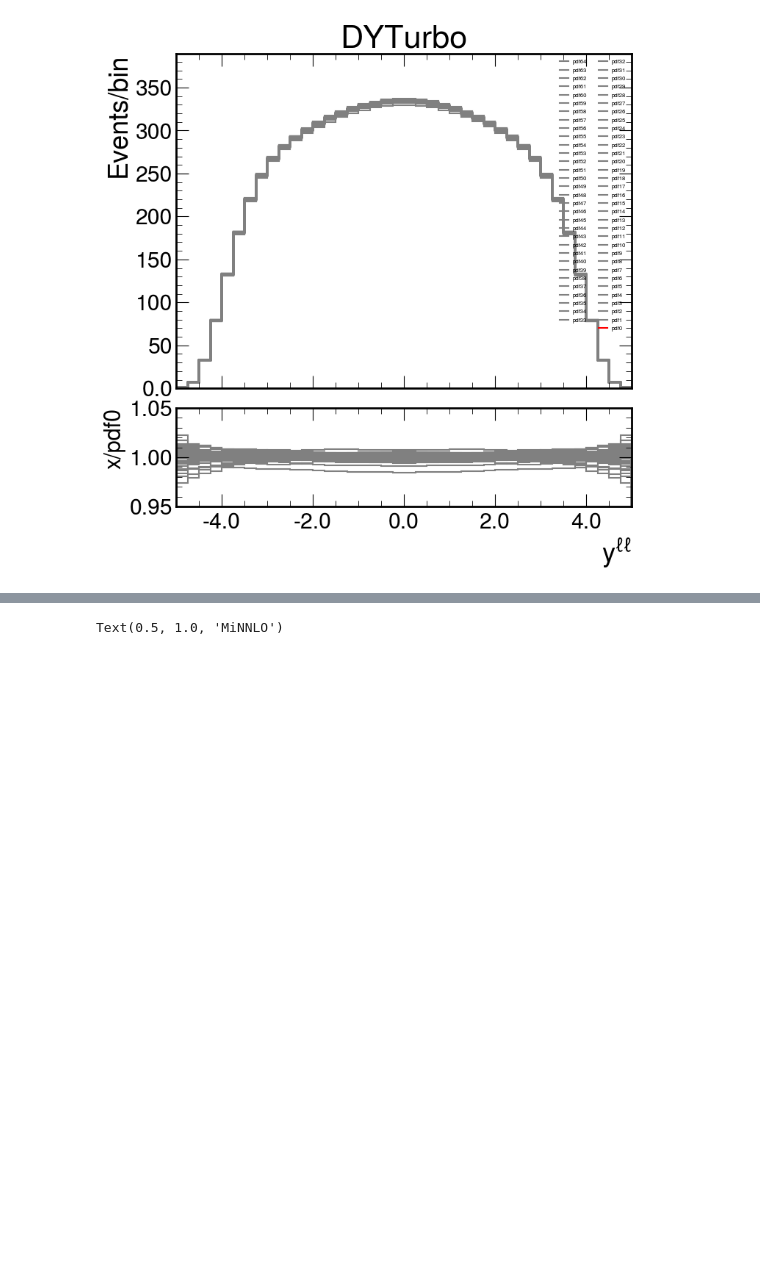
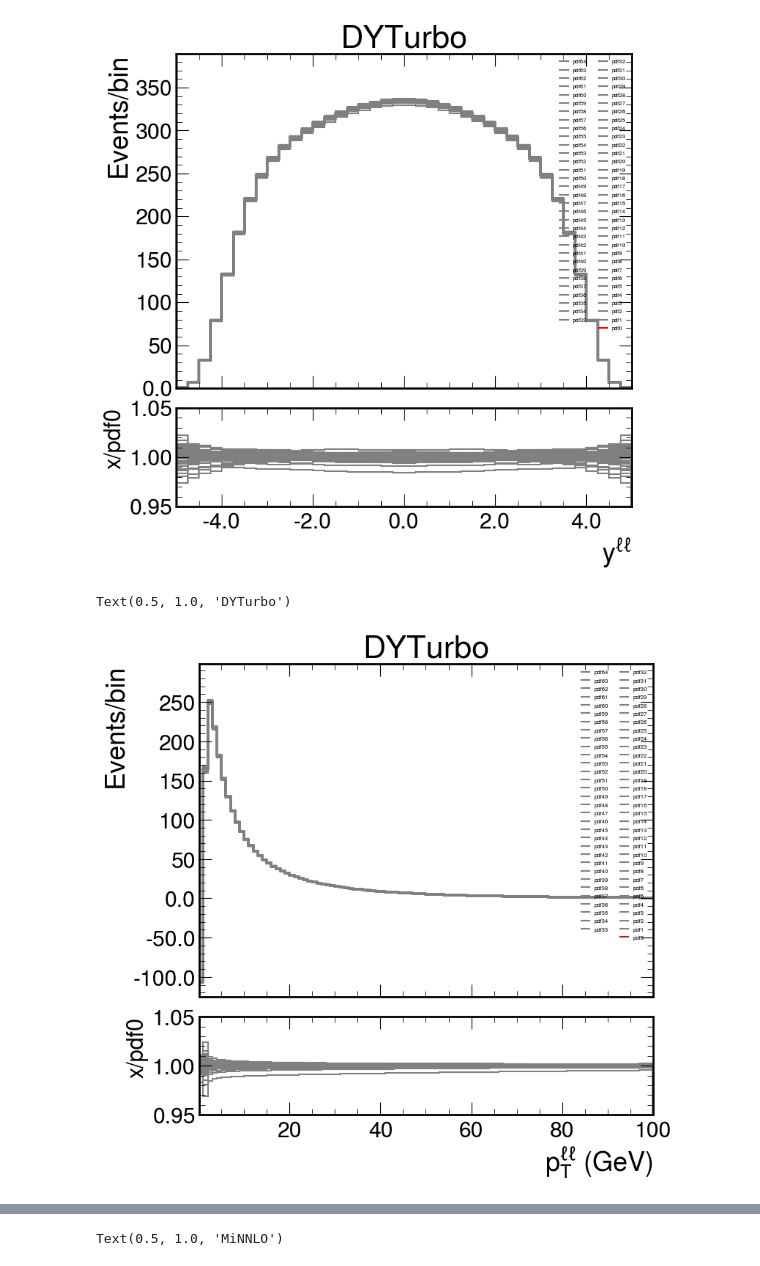
Before and after one commit to bendavid/WRemnants, a Jupyter notebook: notebooks/CompareCorrections.ipynb, the cells around one changed output, grey strips where cells are left out. Saved outputs shown, nothing was run; the diff lists cells and outputs as text; code cells hidden in the pictures; blank space fills up the shorter version.

```diff
--- a/notebooks/CompareCorrections.ipynb
+++ b/notebooks/CompareCorrections.ipynb
@@ -241,3 +246,22 @@ fig.get_axes()[0].set_title("DYTurbo")
 # %% [output]
 Text(0.5, 1.0, 'DYTurbo')
 [figure]
+# %%
+fig = plot_tools.makePlotWithRatioToRef(
+            [
+                dyturboZ_pdf[{"vars" : x}].project("qT") for x in dyturboZ_pdf.axes["vars"]
+            ],
+            labels=list(dyturboZ_pdf.axes["vars"]),
+            colors=["red"]+(["grey"]*len(dyturboZ_pdf.axes["vars"]))[:-1],
+            #linestyles=["solid", "solid", "solid", "dashed", "dashdot", "solid", "solid"],
+            xlabel=r"$p_{T}^{\ell\ell}$ (GeV)",
+            ylabel="Events/bin",
+            rlabel="x/pdf0",
+            legtext_size=8,
+            rrange=[0.95, 1.05],
+            yscale=1.1,
+            xlim=None, binwnorm=1.0, baseline=True)
+fig.get_axes()[0].set_title("DYTurbo")
+# %% [output]
+Text(0.5, 1.0, 'DYTurbo')
+[figure, added]
```
Also changed, not shown: parts of 31 cells of this notebook, 7 other files.
